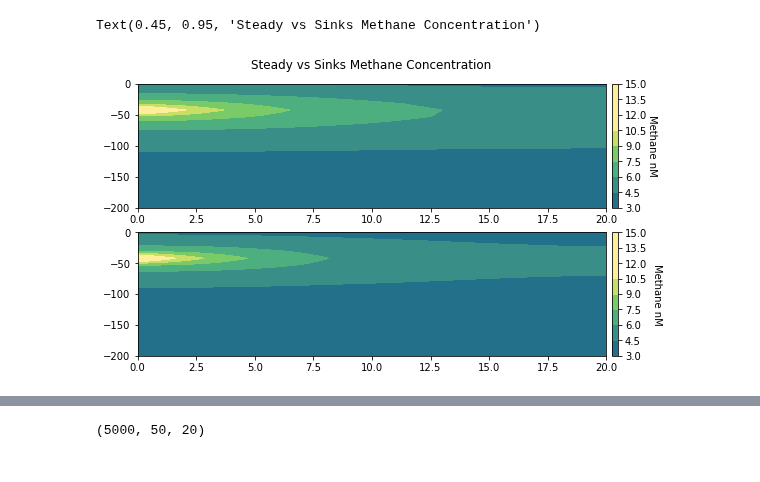
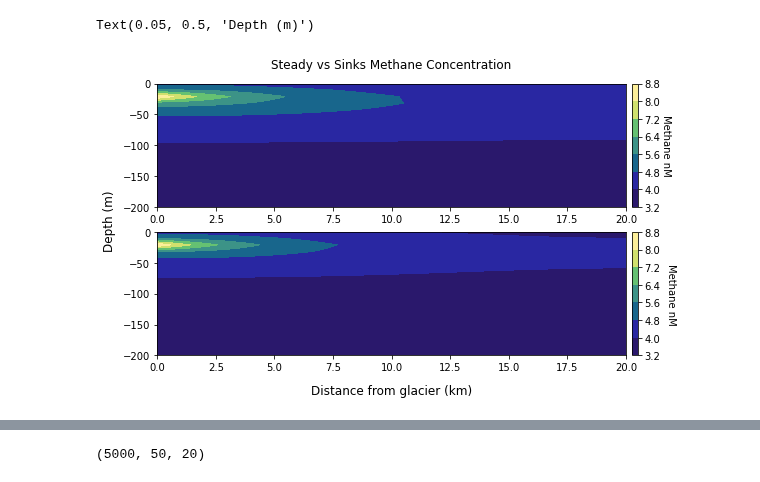
Before and after one commit to krobinson99/EOSC511Project, a Jupyter notebook: DiffusionModel.ipynb, the cells around one changed output, grey strips where cells are left out. Drawn from its saved outputs; the diff is of its cells as text; code cells hidden in the pictures.

```diff
--- a/DiffusionModel.ipynb
+++ b/DiffusionModel.ipynb
@@ -13,28 +13,28 @@ D=200 # m
 L=2e4 # m
 dt= 2e2 #
 T= 1e6
-zz=50
+zz=30
 C,S=glacier.glacier(ngridx,ngridz,dt,zz,T)
 Cs, Ss =glacier.glacier(ngridx,ngridz,dt,zz,T, steady = False)
 # %%
 cmap=cmocean.cm.haline
 fig, axs=plt.subplots(2,1,figsize=(10,5))
 z = np.linspace(0,D,ngridz)
 x = np.linspace(0,L/1e3,ngridx)
 X,Z=np.meshgrid(x,z)
 
-c1=axs[0].contourf(X,-Z,C[-1,:,:].T,cmap=cmap,  vmin = 0, vmax = 11)
-cb1=fig.colorbar(c1,ax=axs[0],pad=0.01)
+c1=axs[0].contourf(X,-Z,C[-1,:,:].T,cmap=cmap,  vmin = 4, vmax = 8)
+cb1=fig.colorbar(c1,ax=axs[0],pad=0.01, extend = 'min')
 cb1.ax.get_yaxis().labelpad = 10
 cb1.set_label('Methane nM', rotation=270)
-c2=axs[1].contourf(X,-Z,Cs[-1,:,:].T,cmap=cmap, vmin = 0, vmax = 11)
-cb2=fig.colorbar(c2,ax=axs[1],pad=0.01)
+c2=axs[1].contourf(X,-Z,Cs[-1,:,:].T,cmap=cmap, vmin = 4, vmax = 8)
+cb2=fig.colorbar(c2,ax=axs[1],pad=0.01, extend = 'min')
 cb2.ax.get_yaxis().labelpad = 15
 cb2.set_label('Methane nM', rotation=270)
 fig.suptitle('Steady vs Sinks Methane Concentration',y=0.95,x=0.45)
-#fig.supxlabel('Distance from glacier (km)',x=0.45)
-#fig.supylabel('Depth (m)',x=0.05)
+fig.supxlabel('Distance from glacier (km)',x=0.45)
+fig.supylabel('Depth (m)',x=0.05)
 #plt.savefig('fig.pdf')
 # %% [output]
-Text(0.45, 0.95, 'Steady vs Sinks Methane Concentration')
+Text(0.05, 0.5, 'Depth (m)')
-[figure, old version]
+[figure, new version]
```
Also changed, not shown: parts of 10 cells of this notebook, 3 other files.
